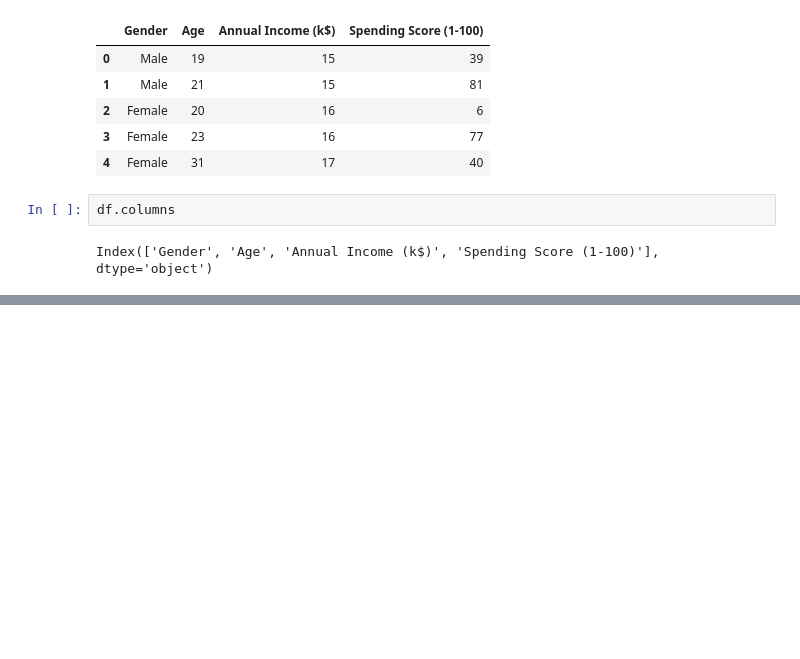
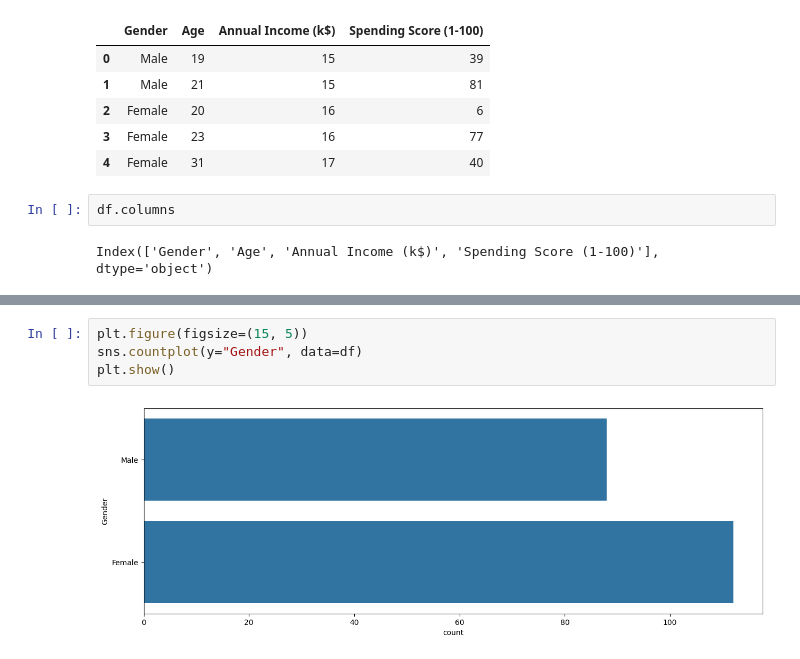
Before and after one commit to mayurasandakalum/customer-segmentation-k-means, a Jupyter notebook: code.ipynb, the cells around one changed output, grey strips where cells are left out. Cells and saved outputs as stored; diff of their text form; blank space fills up the shorter version.

```diff
--- a/code.ipynb
+++ b/code.ipynb
@@ -133,3 +133,9 @@ https://gist.github.com/mwaskom/de44147ed2974457ad6372750bbe5751
 
   sns.distplot(df[x], bins=20)
 [figure]
+# %%
+plt.figure(figsize=(15, 5))
+sns.countplot(y="Gender", data=df)
+plt.show()
+# %% [output]
+[figure, added]
```
Also changed, not shown: parts of 3 cells of this notebook.
